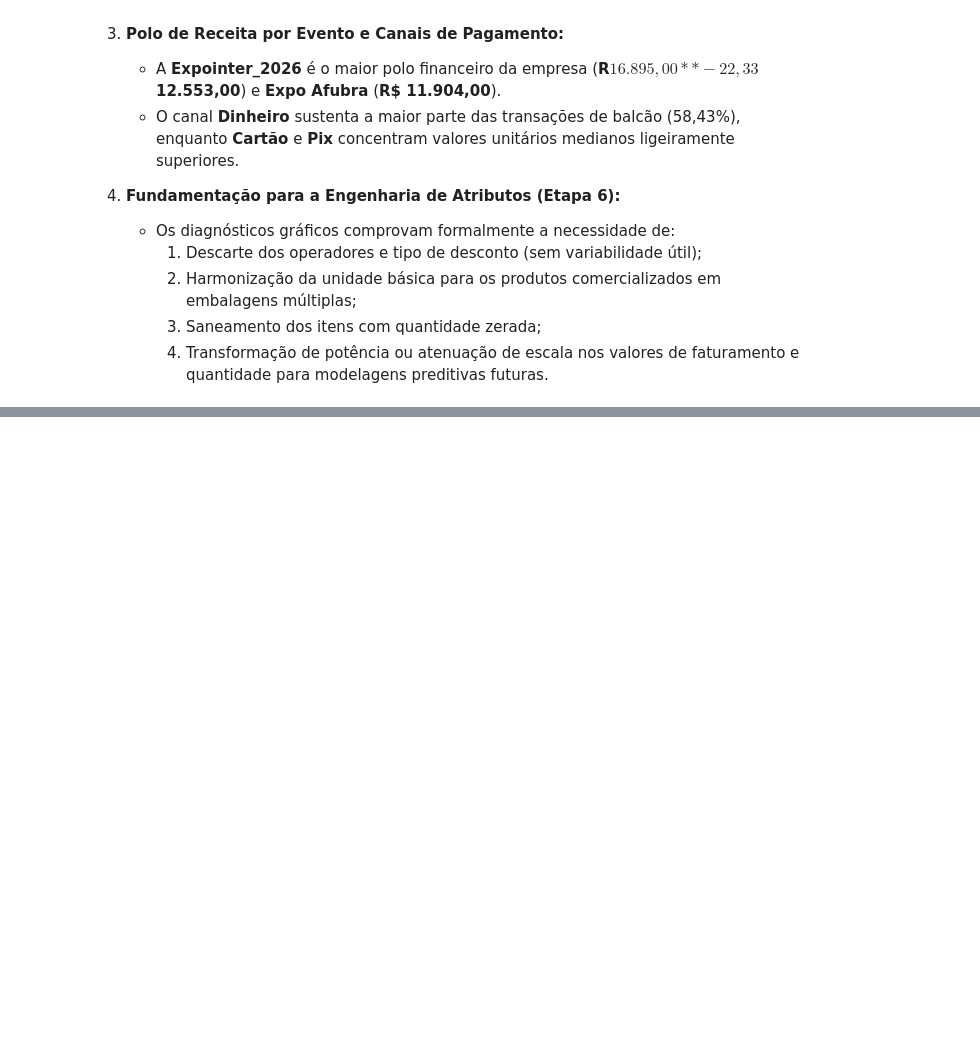
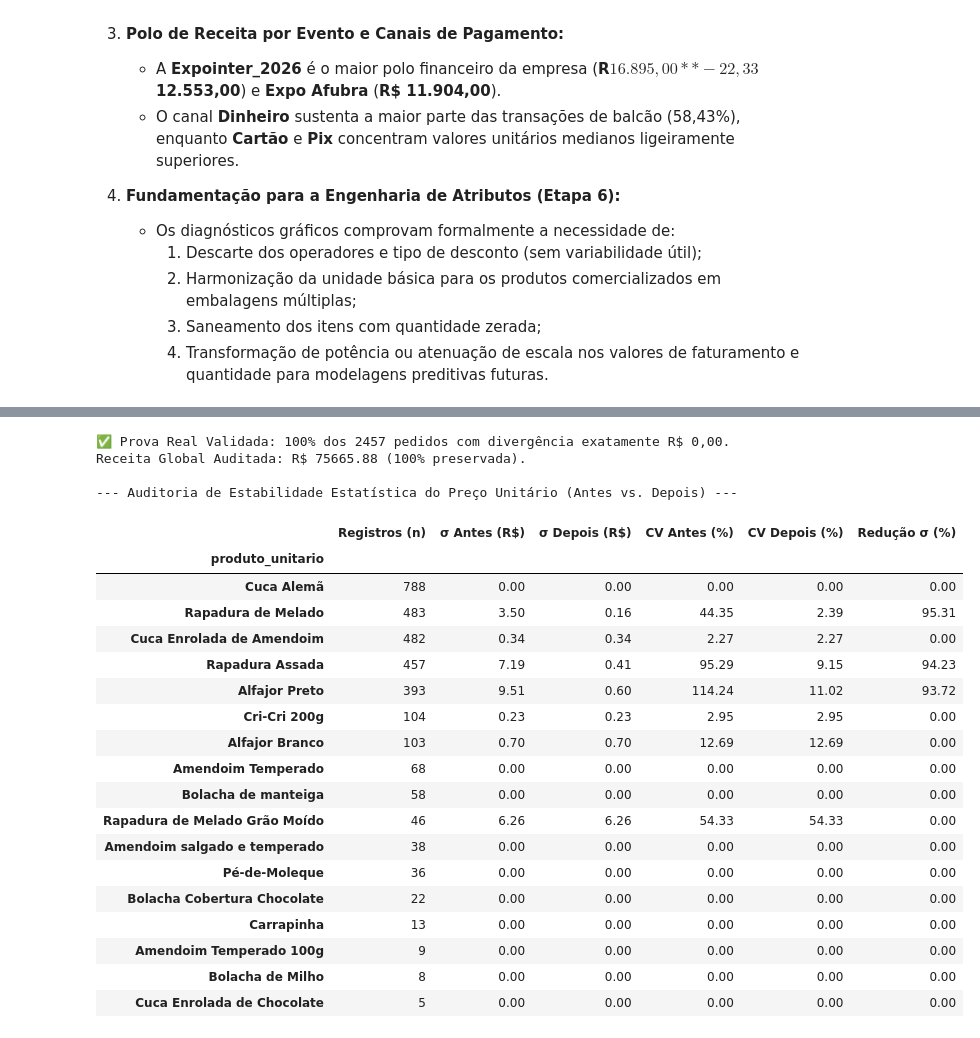
Before and after one commit to SIS-AMF/2026-2_trablho-g1-cd-ai2, a Jupyter notebook: main.ipynb, the cells around one changed output, grey strips where cells are left out. Cells and saved outputs as stored; diff of their text form; code cells hidden in the pictures; blank space fills up the shorter version.

```diff
--- a/main.ipynb
+++ b/main.ipynb
@@ -749,0 +880,68 @@ display(tab_eventos_consolidada.round(2))
+# %%
+# ==============================================================================
+# 3. PROVA REAL E AUDITORIA DA EQUAÇÃO CONTÁBIL
+# ==============================================================================
+auditoria_pedidos = df_saneado.groupby('pedido_id', observed=True).agg(
+    subtotal_real=('pedido_subtotal', 'first'),
+    total_real=('pedido_valor_total', 'first'),
+    soma_itens=('preco_item', 'sum')
+)
+auditoria_pedidos['desvio_contabil'] = (auditoria_pedidos['soma_itens'] - auditoria_pedidos['subtotal_real']).round(2)
+divergencias_restantes = auditoria_pedidos[auditoria_pedidos['desvio_contabil'].abs() > 0.01]
+
+assert len(divergencias_restantes) == 0, f"Falha Contábil: {len(divergencias_restantes)} pedidos divergentes!"
+print(f"✅ Prova Real Validada: 100% dos {len(auditoria_pedidos)} pedidos com divergência exatamente R$ 0,00.")
+print(f"Receita Global Auditada: R$ {auditoria_pedidos['total_real'].sum():.2f} (100% preservada).")
+
+# ==============================================================================
+# 4. AUDITORIA ESTATÍSTICA: DESVIO PADRÃO (σ) E COEFICIENTE DE VARIAÇÃO (CV)
+# ==============================================================================
+stats_preco = df_saneado.groupby('produto_unitario', observed=True).agg(
+    qtd_linhas=('item_pedido_preco_unitario', 'count'),
+    media_antes=('item_pedido_preco_unitario', 'mean'),
+    std_antes=('item_pedido_preco_unitario', 'std'),
+    media_depois=('preco_unitario_calculado', 'mean'),
+    std_depois=('preco_unitario_calculado', 'std')
+)
+stats_preco['cv_antes_pct'] = (stats_preco['std_antes'] / stats_preco['media_antes'] * 100).fillna(0)
+stats_preco['cv_depois_pct'] = (stats_preco['std_depois'] / stats_preco['media_depois'] * 100).fillna(0)
+stats_preco['reducao_std_pct'] = ((stats_preco['std_antes'] - stats_preco['std_depois']) / stats_preco['std_antes'] * 100).fillna(0)
+
+# Reordenação e renomeação para visualização executiva
+tab_stats_apres = stats_preco[[
+    'qtd_linhas', 'std_antes', 'std_depois', 'cv_antes_pct', 'cv_depois_pct', 'reducao_std_pct'
+]].rename(columns={
+    'qtd_linhas': 'Registros (n)',
+    'std_antes': 'σ Antes (R$)',
+    'std_depois': 'σ Depois (R$)',
+    'cv_antes_pct': 'CV Antes (%)',
+    'cv_depois_pct': 'CV Depois (%)',
+    'reducao_std_pct': 'Redução σ (%)'
+}).sort_values('Registros (n)', ascending=False)
+
+print("\n--- Auditoria de Estabilidade Estatística do Preço Unitário (Antes vs. Depois) ---")
+display(tab_stats_apres.round(2))
+# %% [output]
+✅ Prova Real Validada: 100% dos 2457 pedidos com divergência exatamente R$ 0,00.
+Receita Global Auditada: R$ 75665.88 (100% preservada).
+
+--- Auditoria de Estabilidade Estatística do Preço Unitário (Antes vs. Depois) ---
+|  | Registros (n) | σ Antes (R$) | σ Depois (R$) | CV Antes (%) | CV Depois (%) | Redução σ (%) |
+| produto_unitario |  |  |  |  |  |  |
+| Cuca Alemã | 788 | 0.00 | 0.00 | 0.00 | 0.00 | 0.00 |
+| Rapadura de Melado | 483 | 3.50 | 0.16 | 44.35 | 2.39 | 95.31 |
+| Cuca Enrolada de Amendoim | 482 | 0.34 | 0.34 | 2.27 | 2.27 | 0.00 |
+| Rapadura Assada | 457 | 7.19 | 0.41 | 95.29 | 9.15 | 94.23 |
+| Alfajor Preto | 393 | 9.51 | 0.60 | 114.24 | 11.02 | 93.72 |
+| Cri-Cri 200g | 104 | 0.23 | 0.23 | 2.95 | 2.95 | 0.00 |
+| Alfajor Branco | 103 | 0.70 | 0.70 | 12.69 | 12.69 | 0.00 |
+| Amendoim Temperado | 68 | 0.00 | 0.00 | 0.00 | 0.00 | 0.00 |
+| Bolacha de manteiga | 58 | 0.00 | 0.00 | 0.00 | 0.00 | 0.00 |
+| Rapadura de Melado Grão Moído | 46 | 6.26 | 6.26 | 54.33 | 54.33 | 0.00 |
+| Amendoim salgado e temperado | 38 | 0.00 | 0.00 | 0.00 | 0.00 | 0.00 |
+| Pé-de-Moleque | 36 | 0.00 | 0.00 | 0.00 | 0.00 | 0.00 |
+| Bolacha Cobertura Chocolate | 22 | 0.00 | 0.00 | 0.00 | 0.00 | 0.00 |
+| Carrapinha | 13 | 0.00 | 0.00 | 0.00 | 0.00 | 0.00 |
+| Amendoim Temperado 100g | 9 | 0.00 | 0.00 | 0.00 | 0.00 | 0.00 |
+| Bolacha de Milho | 8 | 0.00 | 0.00 | 0.00 | 0.00 | 0.00 |
+| Cuca Enrolada de Chocolate | 5 | 0.00 | 0.00 | 0.00 | 0.00 | 0.00 |
```
Also changed, not shown: parts of 4 cells of this notebook.
